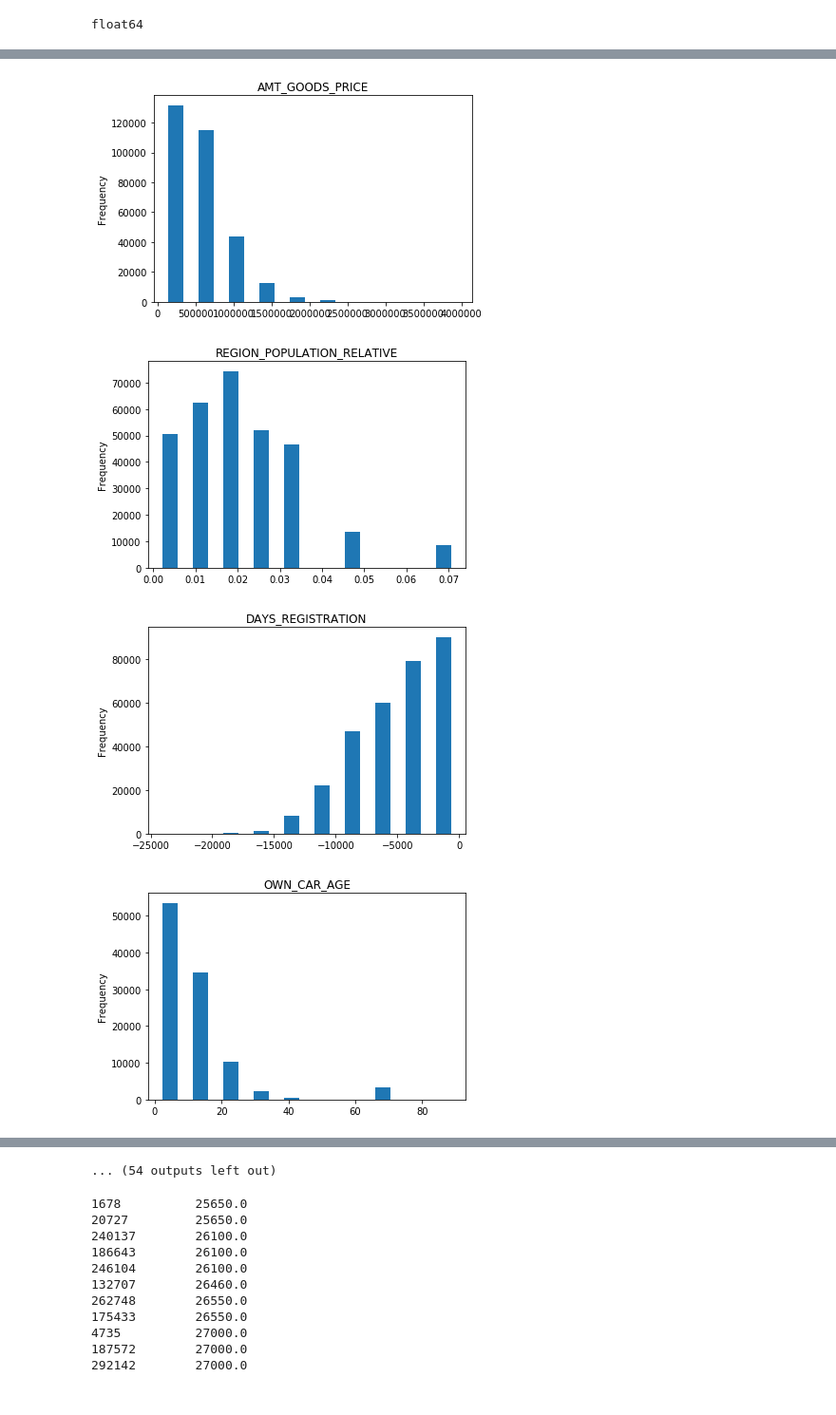
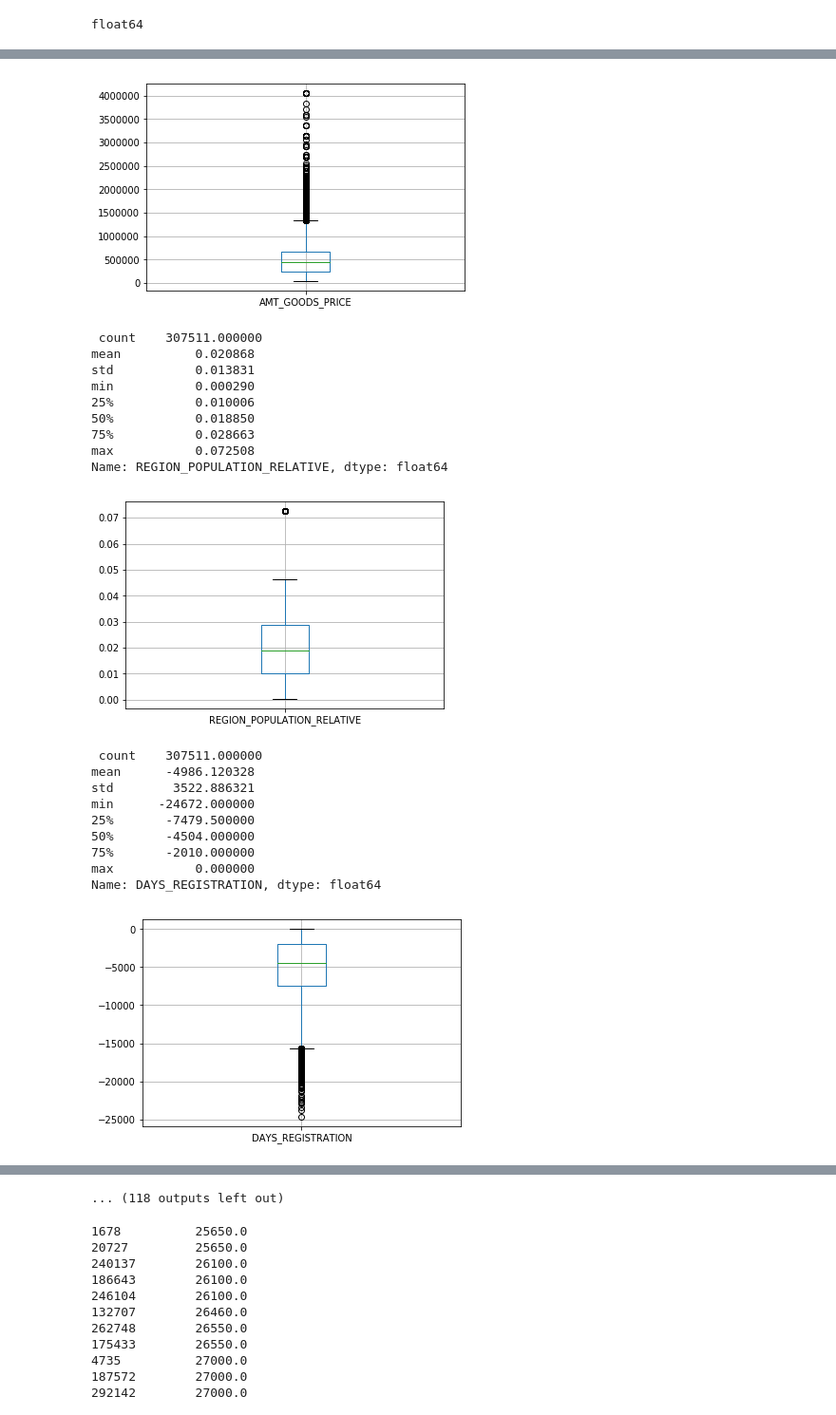
Before and after one commit to sunnike/2nd-ML100Days, a Jupyter notebook: homework/Day_006_HW.ipynb, the cells around one changed output, grey strips where cells are left out. Shown: that part at 95% size. Drawn from its saved outputs; the diff is of its cells as text; code cells hidden in the pictures.

```diff
--- a/homework/Day_006_HW.ipynb
+++ b/homework/Day_006_HW.ipynb
@@ -28,8 +28,14 @@ YOUR CODE HERE, fill correct data types (for example str, float, int, ...)
 dtype_select = [amt_income.dtype]
 
 # Filter out the dtype we need
-numeric_columns = list(app_train.columns[list(app_train.dtypes.isin(dtype_select))])
-numeric_columns
+#numeric_columns = list(app_train.columns[list(app_train.dtypes.isin(dtype_select))])
+
+
+# 官方解答：先篩選數值型的欄位
+numeric_columns = list(app_train.columns[list(app_train.dtypes.isin(['int64', 'float64']))])
+
+
+print(numeric_columns)
 
 # 再把只有 2 值 (通常是 0,1) 的欄位去掉
 numeric_columns = list(app_train[numeric_columns].columns[list(app_train[numeric_columns].apply(lambda x:len(x.unique())!=2 ))])
@@ -38,6 +44,8 @@ print("Numbers of remain columns",  len(numeric_columns))
 
 # 檢視這些欄位的數值範圍
 for col in numeric_columns:
-    app_train[col].plot.hist(title = col, rwidth=0.5)
+    #app_train[col].plot.hist(title = col, rwidth=0.5)
+    app_train.boxplot(col)
+    print("\n", app_train[col].describe())
     plt.show()
 # %% [output]
@@ -48,4 +94,21 @@ Numbers of remain columns 65
-[figure, old version]
+[figure, new version]
+ count    307511.000000
+mean          0.020868
+std           0.013831
+min           0.000290
+25%           0.010006
+50%           0.018850
+75%           0.028663
+max           0.072508
+Name: REGION_POPULATION_RELATIVE, dtype: float64
-[figure, old version]
+[figure, new version]
+ count    307511.000000
+mean      -4986.120328
+std        3522.886321
+min      -24672.000000
+25%       -7479.500000
+50%       -4504.000000
+75%       -2010.000000
+max           0.000000
+Name: DAYS_REGISTRATION, dtype: float64
-[figure, old version]
+[figure, new version]
-[figure, removed]
@@ -56,4 +115,4 @@ Numbers of remain columns 65
-... (54 outputs left out)
+... (118 outputs left out)
 # %%
 # 從上面的圖檢查的結果，至少這三個欄位好像有點可疑
 
```
Also changed, not shown: parts of 2 cells of this notebook, 6 other files.
